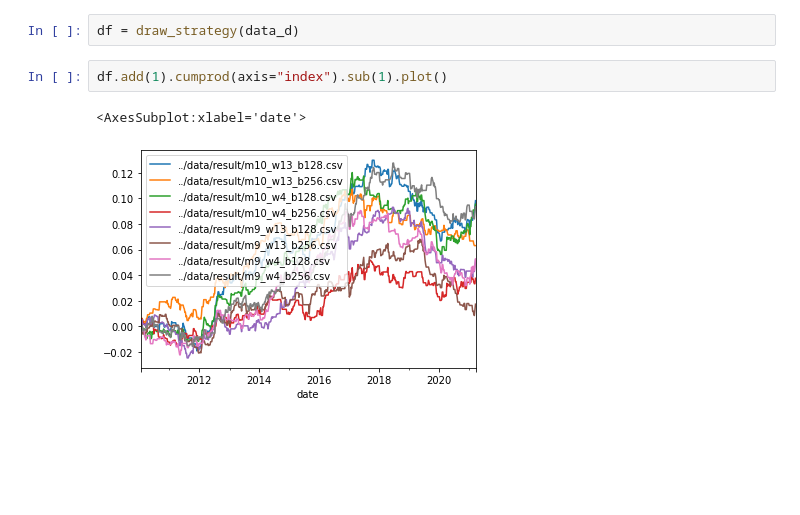
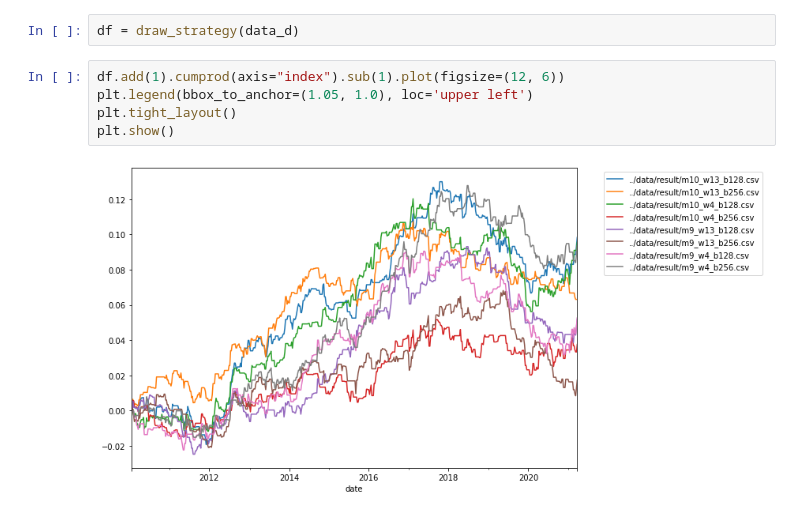
Before and after one commit to ktman-ktman/check_weekly_analysis_performance, a Jupyter notebook: notebook/aggregate_performance.ipynb, the cells around one changed output. Cells and saved outputs as stored; diff of their text form; blank space fills up the shorter version.

```diff
--- a/notebook/aggregate_performance.ipynb
+++ b/notebook/aggregate_performance.ipynb
@@ -183,7 +260,9 @@ def draw_strategy(data_d: dict, beta: float = 0.1) -> pd.DataFrame:
 # %%
 df = draw_strategy(data_d)
 # %%
-df.add(1).cumprod(axis="index").sub(1).plot()
+df.add(1).cumprod(axis="index").sub(1).plot(figsize=(12, 6))
+plt.legend(bbox_to_anchor=(1.05, 1.0), loc='upper left')
+plt.tight_layout()
+plt.show()
 # %% [output]
-<AxesSubplot:xlabel='date'>
-[figure, old version]
+[figure, new version]
```
Also changed, not shown: parts of 8 cells of this notebook, 3 other files.
